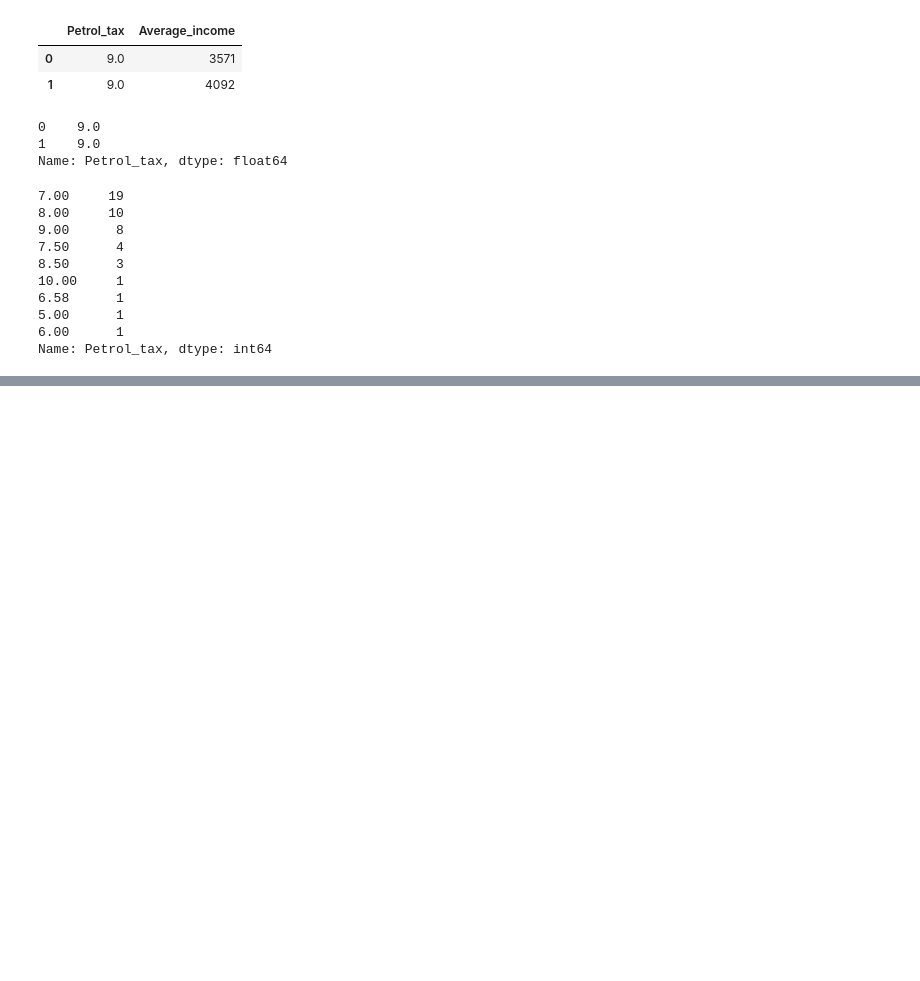
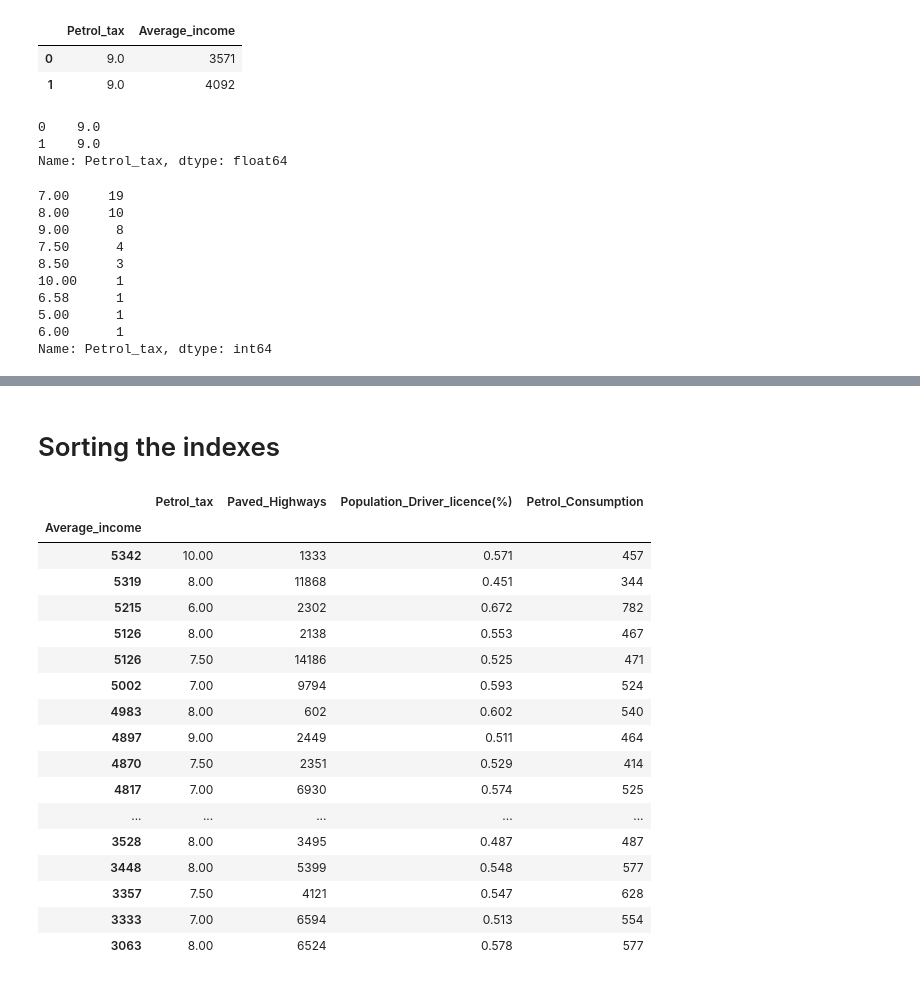
Before and after one commit to Jayveersinh-Raj/Pandas, a Jupyter notebook: Pandas.ipynb, the cells around one changed output, grey strips where cells are left out. Cells and saved outputs as stored; diff of their text form; code cells hidden in the pictures; blank space fills up the shorter version.

```diff
--- a/Pandas.ipynb
+++ b/Pandas.ipynb
@@ -166,0 +234,4 @@ Name: Petrol_tax, dtype: int64
+# %%
+# We can define an index column at the time of reading it
+df = pd.read_csv('petrol_consumption.csv', index_col = 'Average_income')
+df.head()
@@ -166,0 +246,25 @@ Name: Petrol_tax, dtype: int64
+# %% [markdown]
+# Sorting the indexes
+# %%
+# You can sort indexes
+# df.sort_index() # Ascending for numbers & alphabatically for numbers
+df.sort_index(ascending = False) # for descending and reverse alphabatically
+# %% [output]
+|  | Petrol_tax | Paved_Highways | Population_Driver_licence(%) | Petrol_Consumption |
+| Average_income |  |  |  |  |
+| 5342 | 10.00 | 1333 | 0.571 | 457 |
+| 5319 | 8.00 | 11868 | 0.451 | 344 |
+| 5215 | 6.00 | 2302 | 0.672 | 782 |
+| 5126 | 8.00 | 2138 | 0.553 | 467 |
+| 5126 | 7.50 | 14186 | 0.525 | 471 |
+| 5002 | 7.00 | 9794 | 0.593 | 524 |
+| 4983 | 8.00 | 602 | 0.602 | 540 |
+| 4897 | 9.00 | 2449 | 0.511 | 464 |
+| 4870 | 7.50 | 2351 | 0.529 | 414 |
+| 4817 | 7.00 | 6930 | 0.574 | 525 |
+| ... | ... | ... | ... | ... |
+| 3528 | 8.00 | 3495 | 0.487 | 487 |
+| 3448 | 8.00 | 5399 | 0.548 | 577 |
+| 3357 | 7.50 | 4121 | 0.547 | 628 |
+| 3333 | 7.00 | 6594 | 0.513 | 554 |
+| 3063 | 8.00 | 6524 | 0.578 | 577 |
```
Also changed, not shown: parts of 21 cells of this notebook.
